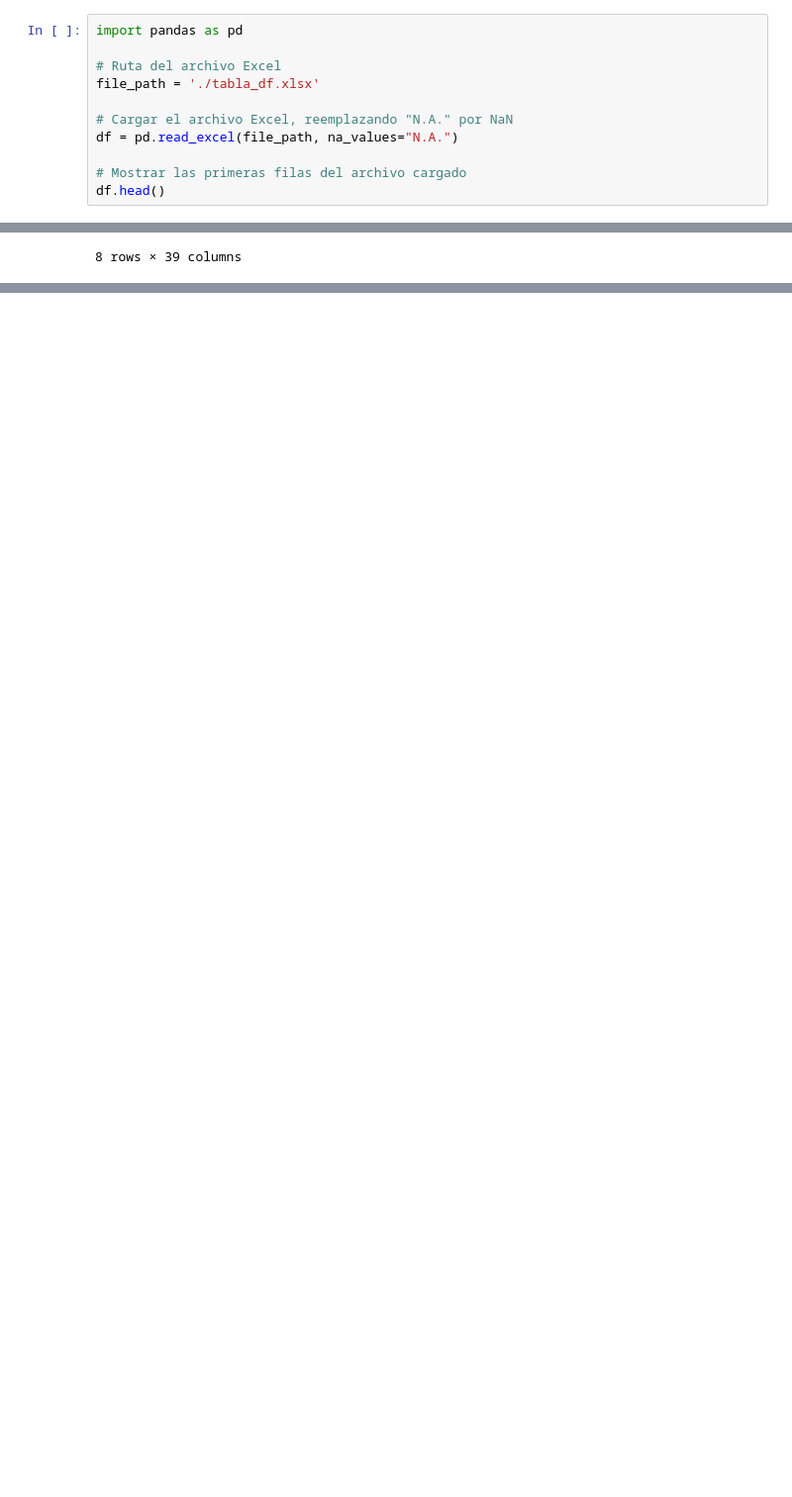
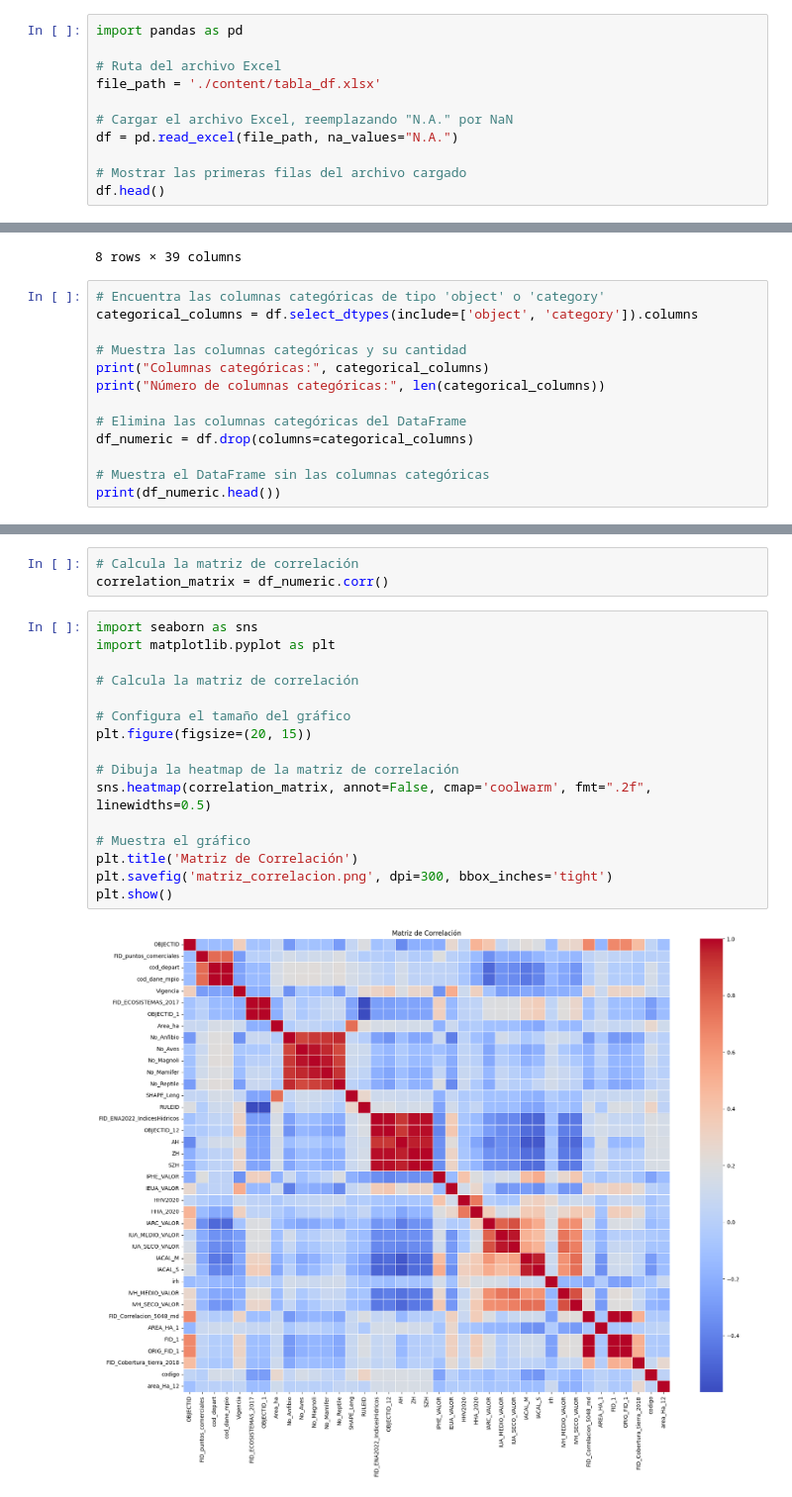
Before and after one commit to richardsuan/Proyecto_despliegue_3, a Jupyter notebook: notebooks/Proyecto.ipynb, the cells around one changed output, grey strips where cells are left out. Shown at 99% size. Drawn from its saved outputs; the diff is of its cells as text; blank space fills up the shorter version.

```diff
--- a/notebooks/Proyecto.ipynb
+++ b/notebooks/Proyecto.ipynb
@@ -38,7 +19,7 @@ Requirement already satisfied: propcache>=0.2.0 in /home/richard/.local/lib/pyth
 import pandas as pd
 
 # Ruta del archivo Excel
-file_path = './tabla_df.xlsx'
+file_path = './content/tabla_df.xlsx'
 
 # Cargar el archivo Excel, reemplazando "N.A." por NaN
 df = pd.read_excel(file_path, na_values="N.A.")
@@ -238,3 +227,16 @@ resumen_numericas
 | 75% | 131644.750000 | 134801.750000 | 73.000000 | 73067.000000 | 2023.000000 | 260358.250000 | 260358.250000 | ... |
 | max | 175526.000000 | 178622.000000 | 99.000000 | 99773.000000 | 2023.000000 | 344711.000000 | 344711.000000 | ... |
 8 rows × 39 columns
+# %%
+# Encuentra las columnas categóricas de tipo 'object' o 'category'
+categorical_columns = df.select_dtypes(include=['object', 'category']).columns
+
+# Muestra las columnas categóricas y su cantidad
+print("Columnas categóricas:", categorical_columns)
+print("Número de columnas categóricas:", len(categorical_columns))
+
+# Elimina las columnas categóricas del DataFrame
+df_numeric = df.drop(columns=categorical_columns)
+
+# Muestra el DataFrame sin las columnas categóricas
+print(df_numeric.head())
@@ -240,0 +261,21 @@ resumen_numericas
+# %%
+# Calcula la matriz de correlación
+correlation_matrix = df_numeric.corr()
+# %%
+import seaborn as sns
+import matplotlib.pyplot as plt
+
+# Calcula la matriz de correlación
+
+# Configura el tamaño del gráfico
+plt.figure(figsize=(20, 15))
+
+# Dibuja la heatmap de la matriz de correlación
+sns.heatmap(correlation_matrix, annot=False, cmap='coolwarm', fmt=".2f", linewidths=0.5)
+
+# Muestra el gráfico
+plt.title('Matriz de Correlación')
+plt.savefig('matriz_correlacion.png', dpi=300, bbox_inches='tight')
+plt.show()
+# %% [output]
+[figure, added]
```
Also changed, not shown: parts of 13 cells of this notebook, 1 other file.
